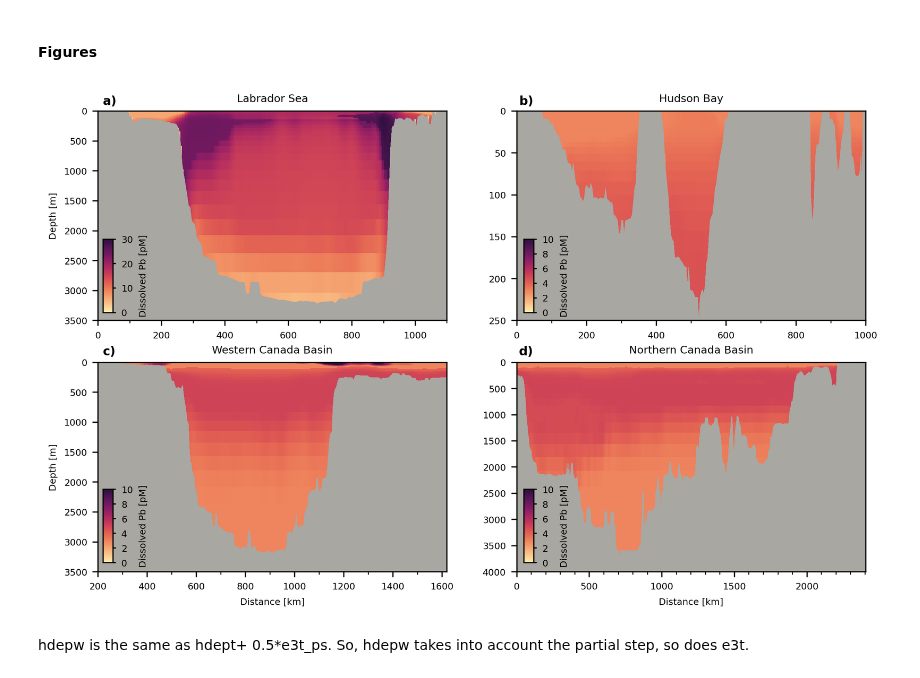
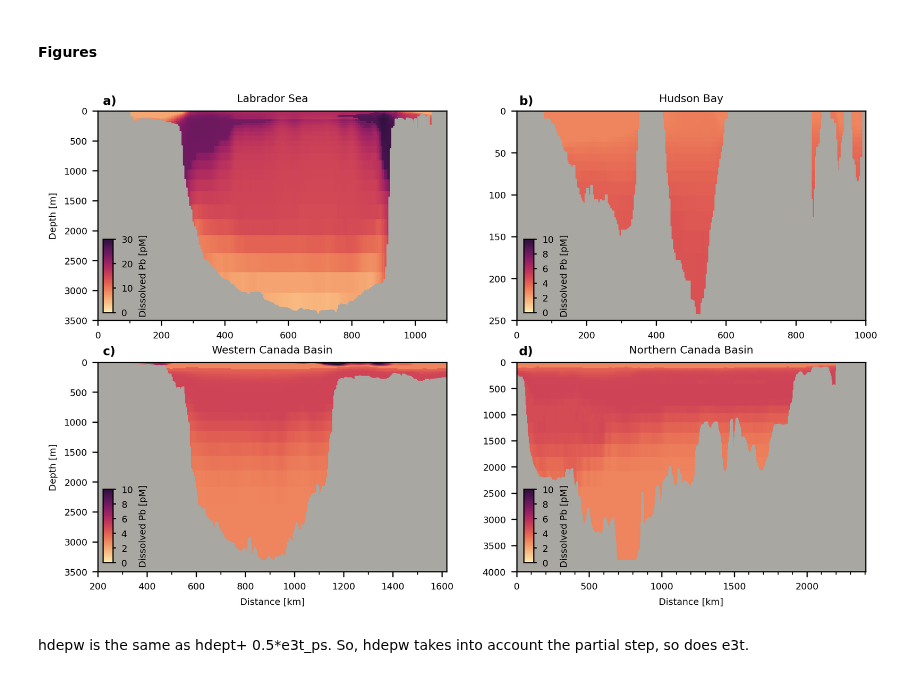
Before and after one commit to UBC-MOAD/analysis-brogalla, a Jupyter notebook: paper3/M2-BC-transect.ipynb, the cells around one changed output. Cells and saved outputs as stored; diff of their text form; code cells hidden in the pictures.

```diff
--- a/paper3/M2-BC-transect.ipynb
+++ b/paper3/M2-BC-transect.ipynb
@@ -52,6 +54,7 @@ depths       = mesh['nav_lev'].values
 # %%
 mesh        = xr.open_dataset('/ocean/brogalla/GEOTRACES/data/ANHA12/ANHA12_mesh1.nc')
 mesh_hdept  = mesh['hdept'].values[0,:,:]
+mesh_hdepw  = mesh['hdepw'].values[0,:,:]
 mesh_mbathy = mesh['mbathy'].values[0,:,:]
 mesh_e3tps  = mesh['e3t_ps'].values[0,:,:]
 mesh_e3t    = mesh['e3t_0'].values[0,:,:]
@@ -155,6 +157,19 @@ def get_boundary_depths(bdy_distance, bdy_ind, cell=0):
         model_distances[:,n] = bdy_distance[n]
 
     return model_depths, model_distances
+# %%
+def land_patch(distances, coordi, coordj, EW=True):
+
+    topo = []
+    for d, distance in enumerate(distances[0:-1]):
+        if EW: # east-west
+            rect = Rectangle((distance, mesh_hdepw[coordi,coordj+d]), distances[d+1]-distance, 5000)
+        else:
+            rect = Rectangle((distance, mesh_hdepw[coordi+d,coordj]), distances[d+1]-distance, 5000)
+        topo.append(rect)
+
+    pc = PatchCollection(topo, facecolors=land_color, edgecolors=land_color, alpha=1)
+    return pc
 # %% [markdown]
 #### Calculations
 # %%
@@ -170,6 +191,11 @@ S_model_depths, S_model_distances = get_boundary_depths(S_distance, bdy_LS,  cel
 N_model_depths, N_model_distances = get_boundary_depths(N_distance, bdy_WCB, cell=bdy_cell-1)
 E_model_depths, E_model_distances = get_boundary_depths(E_distance, bdy_NCB, cell=bdy_cell-1)
 W_model_depths, W_model_distances = get_boundary_depths(W_distance, bdy_HB,  cell=bdy_cell)
+# %%
+LS_patch = land_patch(S_distance, bdy_LS[0]+bdy_cell, bdy_LS[2], EW=True)
+N_patch  = land_patch(N_distance, bdy_WCB[0]+bdy_cell-1, bdy_WCB[2], EW=True)
+E_patch  = land_patch(E_distance[::-1], bdy_NCB[0], bdy_NCB[2]+bdy_cell-1, EW=False)
+W_patch  = land_patch(W_distance, bdy_HB[0], bdy_HB[2]+bdy_cell, EW=False)
 # %% [markdown]
 #### Figures
 # %%
@@ -203,51 +229,46 @@ cmap = cmocean.cm.matter
 # Labrador Sea:
 xx, zz = np.meshgrid(S_distance, gdepw1d)
 CB1 = ax[0,0].pcolormesh(xx, zz, dPb_S[:,bdy_cell,:]*1e12, vmin=0, vmax=30, cmap=cmap)
-# ax[0,0].plot(S_distance, hdepw[bdy_LS[0]+bdy_cell,bdy_LS[2]:bdy_LS[3]], '-w', zorder=3)
-# ax[0,0].plot(S_distance, mesh_hdept[bdy_LS[0]+bdy_cell,bdy_LS[2]:bdy_LS[3]], '-r', zorder=3)
-ax[0,0].pcolormesh(xx, S_model_depths, dPb_S[:,bdy_cell,:], cmap=matplotlib.colors.ListedColormap([land_color]), alpha=1)
+ax[0,0].add_collection(LS_patch)
 
 # Hudson Bay:
 xx, zz = np.meshgrid(W_distance, gdepw1d)
 CB2 = ax[0,1].pcolormesh(xx, zz, dPb_W[:,bdy_cell,:]*1e12, vmin=0, vmax=10, cmap=cmap)
-ax[0,1].pcolormesh(xx, W_model_depths, dPb_W[:,bdy_cell,:], cmap=matplotlib.colors.ListedColormap([land_color]), alpha=1)
-# ax[0,1].pcolormesh(xx, zz, dPb_W_mdepths[:,:,bdy_cell], cmap=matplotlib.colors.ListedColormap([land_color]))
+ax[0,1].add_collection(W_patch)
 
 # Western Canada Basin:
 xx, zz = np.meshgrid(N_distance, gdepw1d)
 CB3 = ax[1,0].pcolormesh(xx, zz, dPb_N[:,bdy_cell,:]*1e12, vmin=0, vmax=10, cmap=cmap)
-ax[1,0].pcolor(xx, N_model_depths, dPb_N[:,bdy_cell,:], cmap=matplotlib.colors.ListedColormap([land_color]), alpha=1)
-# ax[1,0].pcolormesh(xx, zz, dPb_N_mdepths[:,bdy_cell,:], cmap=matplotlib.colors.ListedColormap([land_color]))
+ax[1,0].add_collection(N_patch)
 
 # Northern Canada Basin:
 xx, zz = np.meshgrid(E_distance[::-1], gdepw1d)
 CB4 = ax[1,1].pcolormesh(xx, zz, dPb_E[:,-bdy_cell,:]*1e12, vmin=0, vmax=10, cmap=cmap)
-ax[1,1].pcolor(xx, E_model_depths, dPb_E[:,-bdy_cell,:], cmap=matplotlib.colors.ListedColormap([land_color]), alpha=1)
-# ax[1,1].pcolormesh(xx, zz, dPb_E_mdepths[:,:,bdy_cell], cmap=matplotlib.colors.ListedColormap([land_color]))
+ax[1,1].add_collection(E_patch)
 
 # add text labels:
 fig.text(0.13, 0.89, 'a)', fontsize=8, weight='bold');
 fig.text(0.55, 0.89, 'b)', fontsize=8, weight='bold');
 fig.text(0.13, 0.48, 'c)', fontsize=8, weight='bold');
 fig.text(0.55, 0.48, 'd)', fontsize=8, weight='bold');
 
 cbax1 = fig.add_axes([0.13 , 0.55, 0.01, 0.12]);
 cbax2 = fig.add_axes([0.555, 0.55, 0.01, 0.12]);
 cbax3 = fig.add_axes([0.13 , 0.14, 0.01, 0.12]);
 cbax4 = fig.add_axes([0.555, 0.14, 0.01, 0.12]);
 cbaxes = [cbax1, cbax2, cbax3, cbax4]
 
 for n,cb in enumerate([CB1, CB2, CB3, CB4]):
     if n > 0:
         CBar = plt.colorbar(cb, ax=ax, cax=cbaxes[n], ticks=[0,2,4,6,8,10]);
     else:
         CBar = plt.colorbar(cb, ax=ax, cax=cbaxes[n]);
     CBar.set_label('Dissolved Pb [pM]', fontsize=6)
     CBar.ax.tick_params(axis='y', length=2, width=0.8, labelsize=6)
 
-# fig.savefig('/ocean/brogalla/GEOTRACES/figures/Pb/M2-transect-boundary.jpg', dpi=300, bbox_inches='tight')
+fig.savefig('/ocean/brogalla/GEOTRACES/figures/Pb/M2-transect-boundary.jpg', dpi=300, bbox_inches='tight')
 # %% [output]
-[figure, old version]
+[figure, new version]
 # %% [markdown]
 hdepw is the same as hdept+ 0.5*e3t_ps. So, hdepw takes into account the partial step, so does e3t.
 # %%
```
Also changed, not shown: parts of 4 cells of this notebook, 4 other files.
